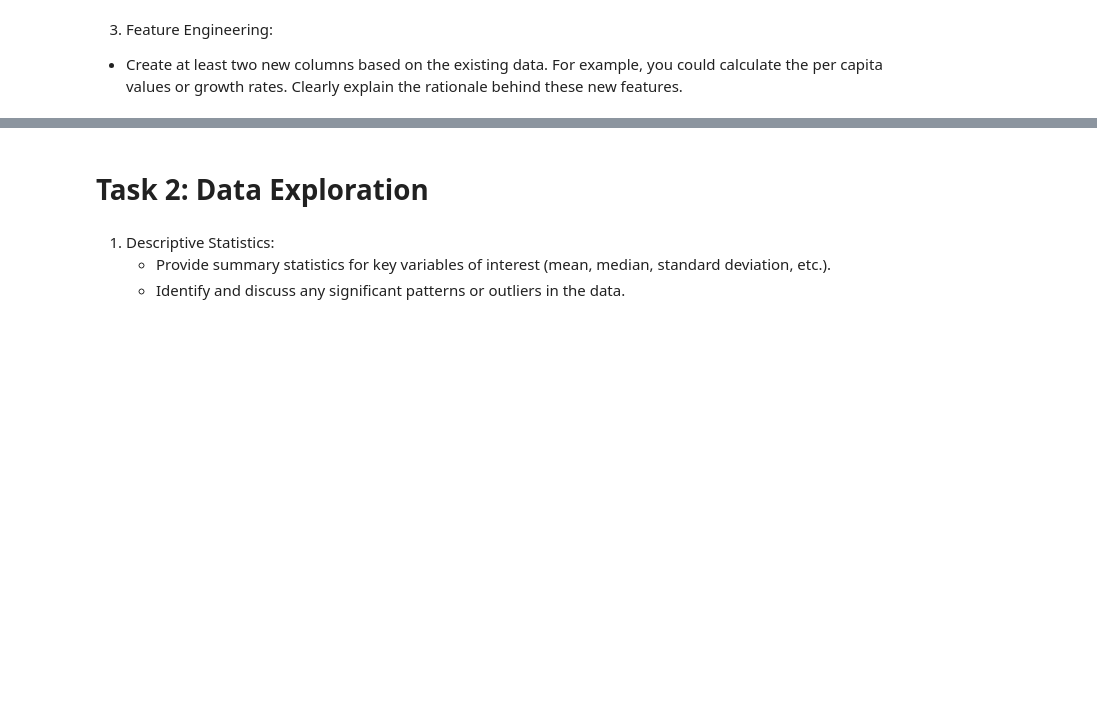
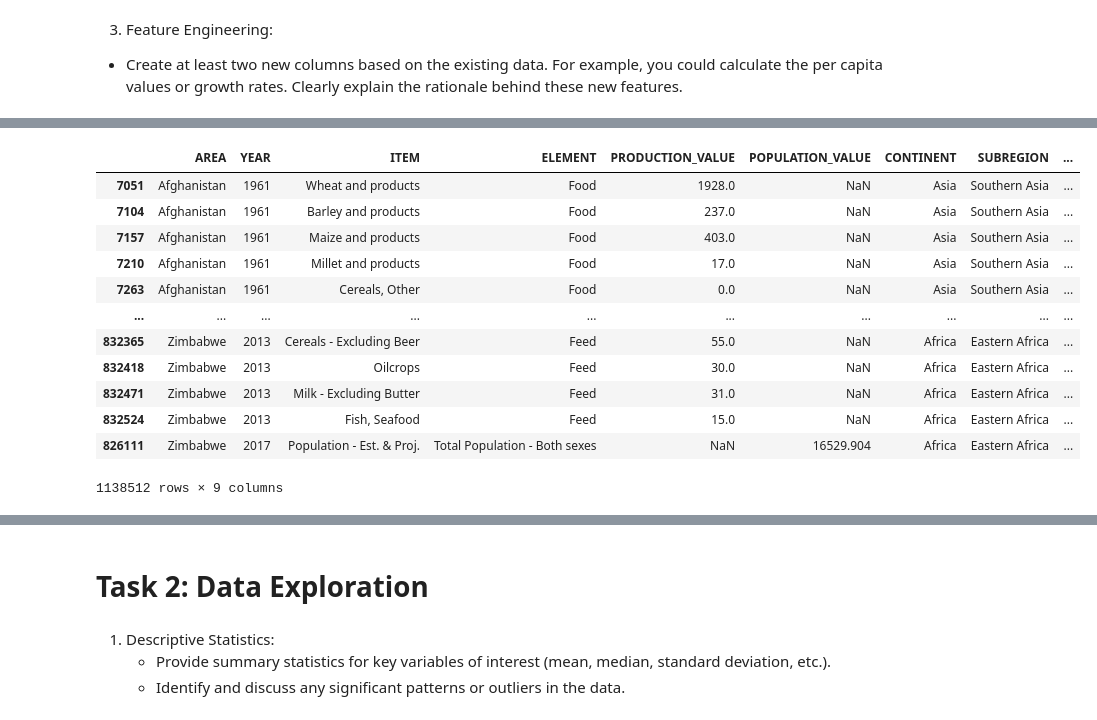
Before and after one commit to Alessa-Gillespie/ASSMT1-GRP3-DATAVIZ, a Jupyter notebook: dataviz_assessment1.ipynb, the cells around one changed output, grey strips where cells are left out. Drawn from its saved outputs; the diff is of its cells as text; code cells hidden in the pictures; blank space fills up the shorter version.

```diff
--- a/dataviz_assessment1.ipynb
+++ b/dataviz_assessment1.ipynb
@@ -1041,0 +1022,16 @@ merged_df['SUBREGION'] = merged_df['AREA'].map(country_to_subregion)
+# %%
+merged_df
+# %% [output]
+|  | AREA | YEAR | ITEM | ELEMENT | PRODUCTION_VALUE | POPULATION_VALUE | CONTINENT | SUBREGION | ... |
+| 7051 | Afghanistan | 1961 | Wheat and products | Food | 1928.0 | NaN | Asia | Southern Asia | ... |
+| 7104 | Afghanistan | 1961 | Barley and products | Food | 237.0 | NaN | Asia | Southern Asia | ... |
+| 7157 | Afghanistan | 1961 | Maize and products | Food | 403.0 | NaN | Asia | Southern Asia | ... |
+| 7210 | Afghanistan | 1961 | Millet and products | Food | 17.0 | NaN | Asia | Southern Asia | ... |
+| 7263 | Afghanistan | 1961 | Cereals, Other | Food | 0.0 | NaN | Asia | Southern Asia | ... |
+| ... | ... | ... | ... | ... | ... | ... | ... | ... | ... |
+| 832365 | Zimbabwe | 2013 | Cereals - Excluding Beer | Feed | 55.0 | NaN | Africa | Eastern Africa | ... |
+| 832418 | Zimbabwe | 2013 | Oilcrops | Feed | 30.0 | NaN | Africa | Eastern Africa | ... |
+| 832471 | Zimbabwe | 2013 | Milk - Excluding Butter | Feed | 31.0 | NaN | Africa | Eastern Africa | ... |
+| 832524 | Zimbabwe | 2013 | Fish, Seafood | Feed | 15.0 | NaN | Africa | Eastern Africa | ... |
+| 826111 | Zimbabwe | 2017 | Population - Est. & Proj. | Total Population - Both sexes | NaN | 16529.904 | Africa | Eastern Africa | ... |
+1138512 rows × 9 columns
```
Also changed, not shown: parts of 29 cells of this notebook.
